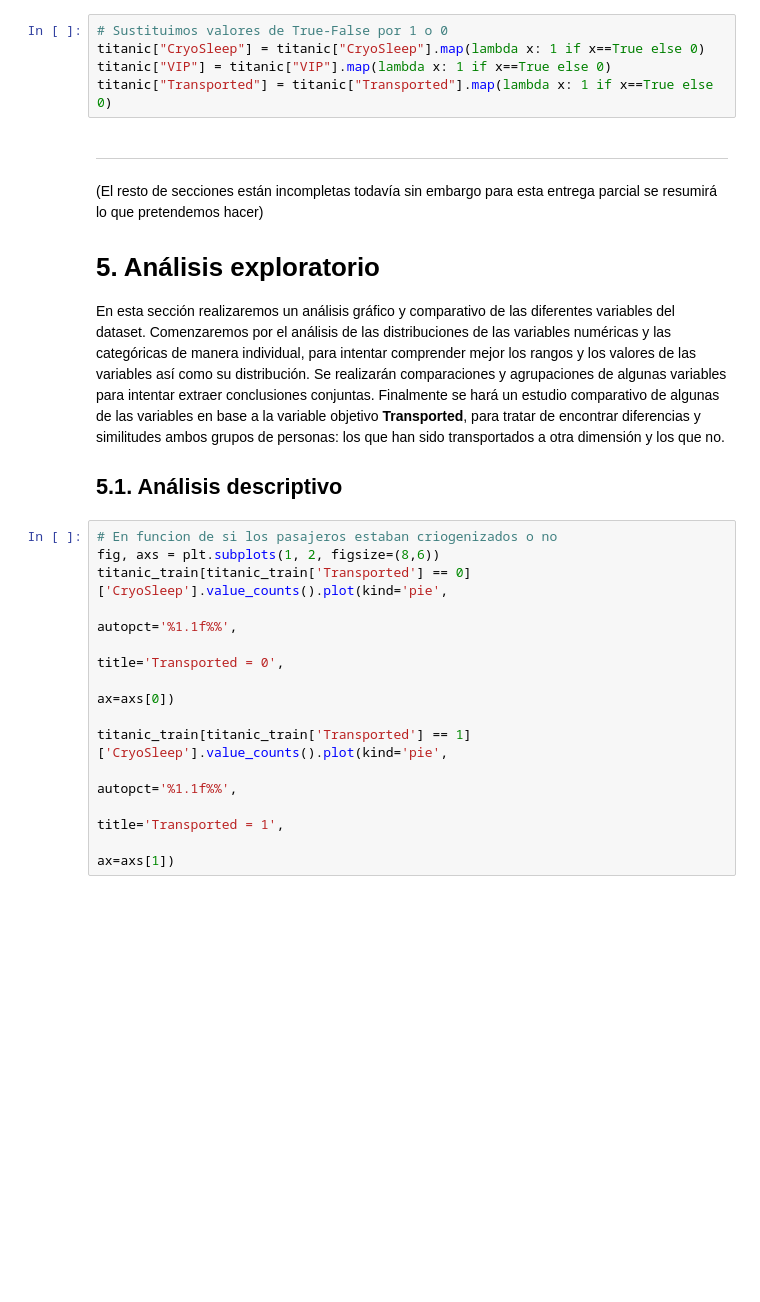
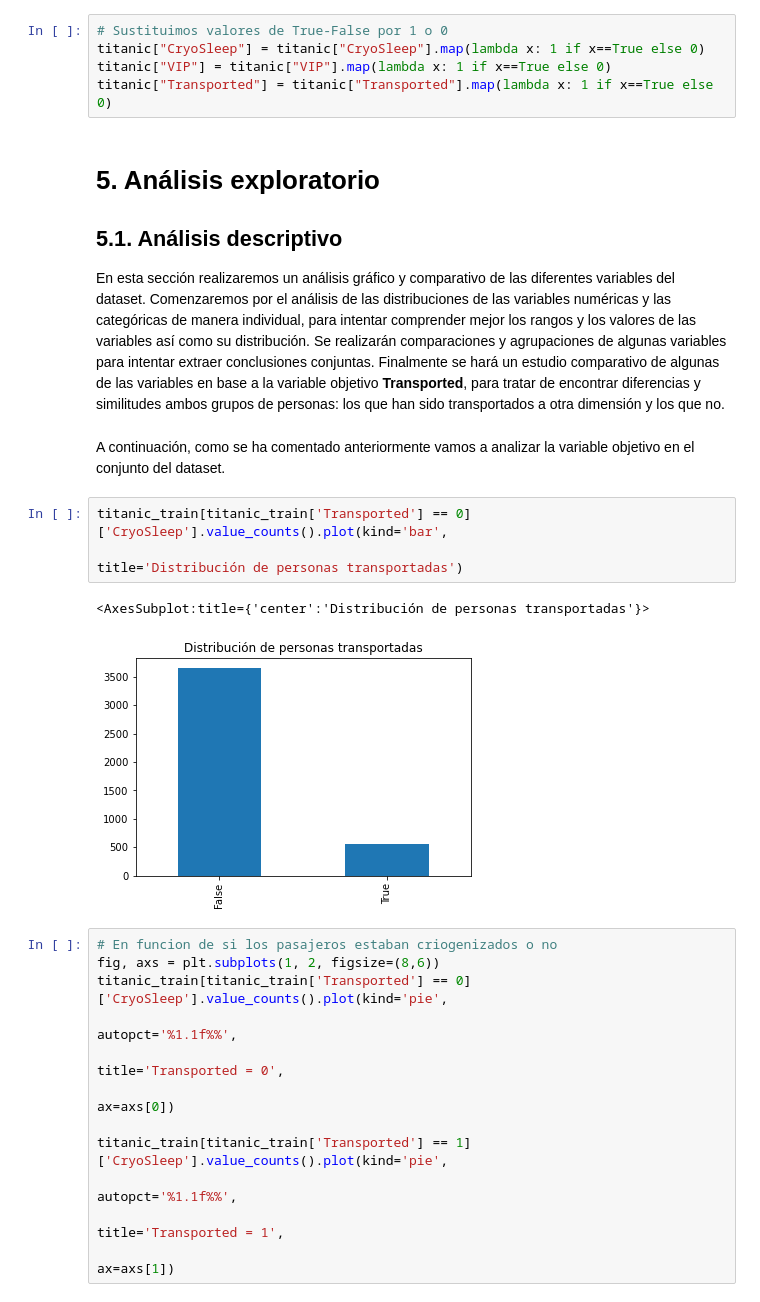
Before and after one commit to aliciacg7/spaceship-titanic-eda, a Jupyter notebook: spaceship-eda.ipynb, the cells around one changed output. Drawn from its saved outputs; the diff is of its cells as text; blank space fills up the shorter version.

```diff
--- a/spaceship-eda.ipynb
+++ b/spaceship-eda.ipynb
@@ -221,15 +221,19 @@ titanic["CryoSleep"] = titanic["CryoSleep"].map(lambda x: 1 if x==True else 0)
 titanic["VIP"] = titanic["VIP"].map(lambda x: 1 if x==True else 0)
 titanic["Transported"] = titanic["Transported"].map(lambda x: 1 if x==True else 0)
 # %% [markdown]
-_____________________________________
-
-(El resto de secciones están incompletas todavía sin embargo para esta entrega parcial se resumirá lo que pretendemos hacer)
-
 # 5. Análisis exploratorio
 
+## 5.1. Análisis descriptivo
+
 En esta sección realizaremos un análisis gráfico y comparativo de las diferentes variables del dataset. Comenzaremos por el análisis de las distribuciones de las variables numéricas y las categóricas de manera individual, para intentar comprender mejor los rangos y los valores de las variables así como su distribución. Se realizarán comparaciones y agrupaciones de algunas variables para intentar extraer conclusiones conjuntas. Finalmente se hará un estudio comparativo de algunas de las variables en base a la variable objetivo **Transported**, para tratar de encontrar diferencias y similitudes ambos grupos de personas: los que han sido transportados a otra dimensión y los que no.
-
-## 5.1. Análisis descriptivo
+# %% [markdown]
+A continuación, como se ha comentado anteriormente vamos a analizar la variable objetivo en el conjunto del dataset.
+# %%
+titanic_train[titanic_train['Transported'] == 0]['CryoSleep'].value_counts().plot(kind='bar',
+                                                                         title='Distribución de personas transportadas')
+# %% [output]
+<AxesSubplot:title={'center':'Distribución de personas transportadas'}>
+[figure, added]
 # %%
 # En funcion de si los pasajeros estaban criogenizados o no
 fig, axs = plt.subplots(1, 2, figsize=(8,6))
```
Also changed, not shown: parts of 1 cell of this notebook.
